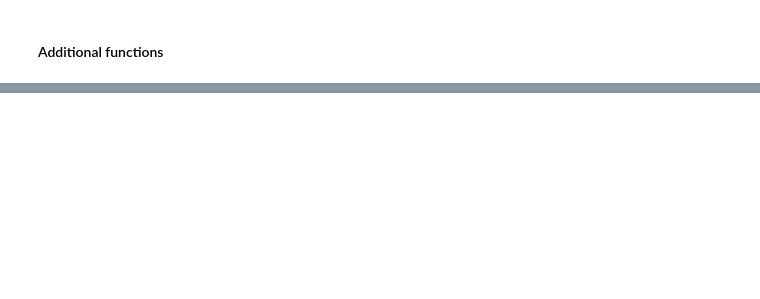
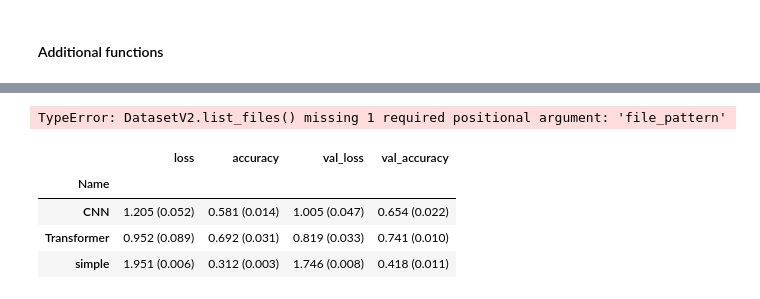
Before and after one commit to zakrzewow/DeepLearning2024, a Jupyter notebook: project2/experiments.ipynb, the cells around one changed output, grey strips where cells are left out. Drawn from its saved outputs; the diff is of its cells as text; code cells hidden in the pictures; blank space fills up the shorter version.

```diff
--- a/project2/experiments.ipynb
+++ b/project2/experiments.ipynb
@@ -272,7 +398,7 @@ def summary(results):
     tmp = (
         results.groupby(["Name", "Repetition"])
         .agg({"loss": "min", "accuracy": "max", "val_loss": "min", "val_accuracy": "max"})
-        .groupby("Name")
+        .groupby("Name", sort=False)
     )
     mean = tmp.mean().round(3).applymap(lambda x: f"{x:.3f}")
     std = tmp.std().round(3).applymap(lambda x: f" ({x:.3f})")
@@ -322,3 +459,7 @@ results_simple.to_csv("results/experiment11_results_simple.csv", index=False)
+# %%
+DS_TRAIN.list_files()
+# %% [output]
+TypeError: DatasetV2.list_files() missing 1 required positional argument: 'file_pattern'
 # %%
 # Model - convolutional neural network
 
@@ -341,0 +507,8 @@ results_cnn.to_csv("results/experiment11_results_cnn.csv", index=False)
+# %%
+summary(experiment1_results)
+# %% [output]
+|  | loss | accuracy | val_loss | val_accuracy |
+| Name |  |  |  |  |
+| CNN | 1.205 (0.052) | 0.581 (0.014) | 1.005 (0.047) | 0.654 (0.022) |
+| Transformer | 0.952 (0.089) | 0.692 (0.031) | 0.819 (0.033) | 0.741 (0.010) |
+| simple | 1.951 (0.006) | 0.312 (0.003) | 1.746 (0.008) | 0.418 (0.011) |
```
Also changed, not shown: parts of 39 cells of this notebook, 6 other files.
